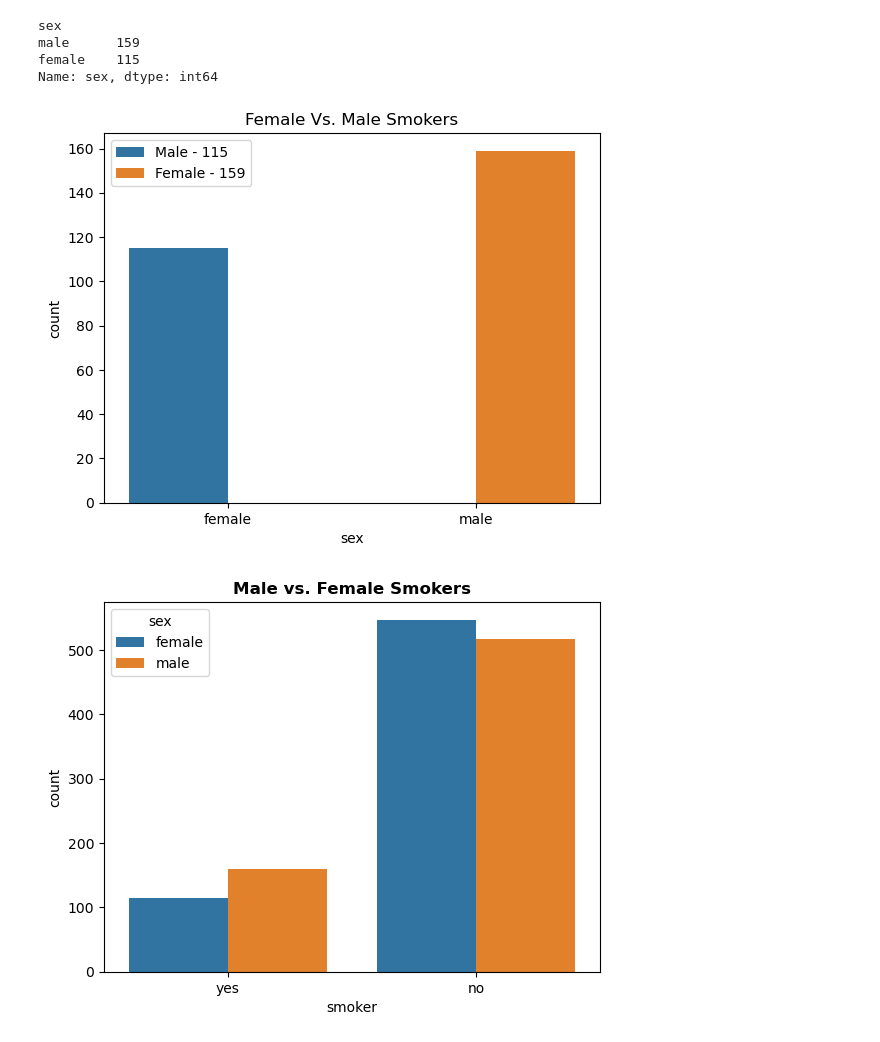
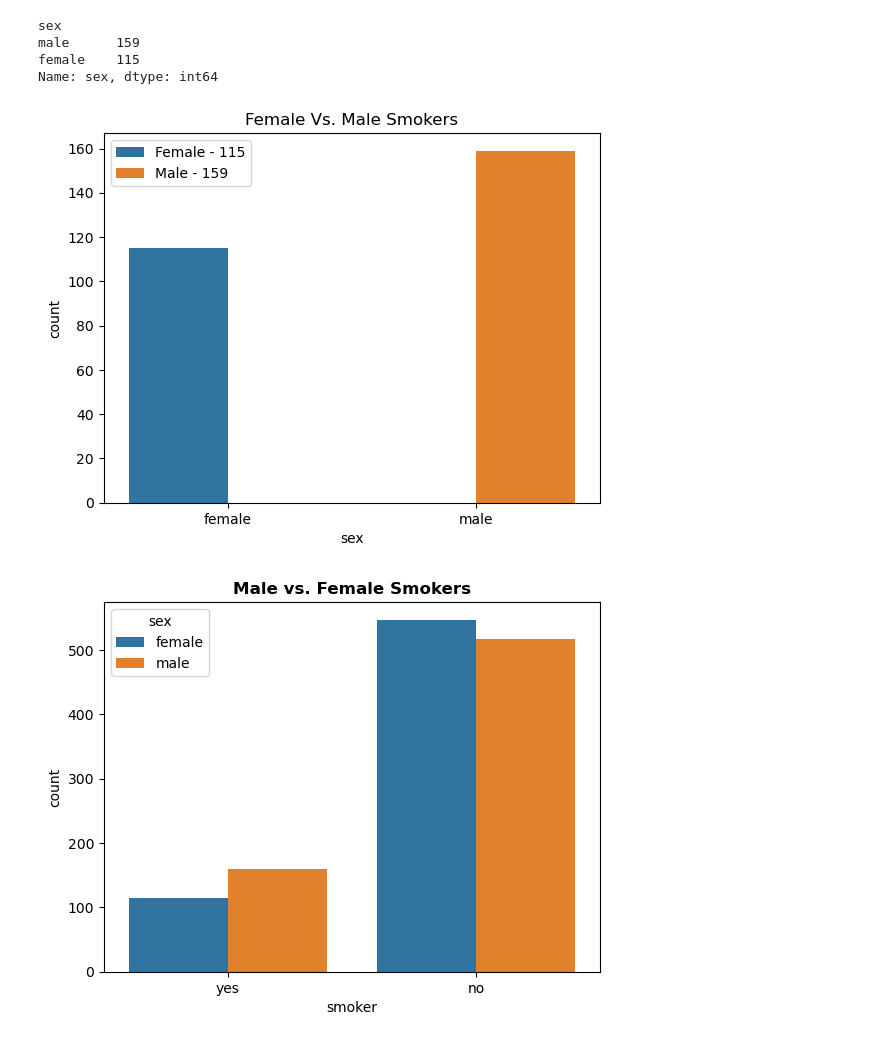
Before and after one commit to eckoecho/Hypothesis-Testing-with-Insurance-Data, a Jupyter notebook: Hypothesis Testing with Insurance Data.ipynb, the cells around one changed output. Drawn from its saved outputs; the diff is of its cells as text; code cells hidden in the pictures.

```diff
--- a/Hypothesis Testing with Insurance Data.ipynb
+++ b/Hypothesis Testing with Insurance Data.ipynb
@@ -226,10 +226,10 @@ Name: sex, dtype: int64
 # %%
 fig, ax = plt.subplots()
 sns.countplot(smoker_data, x="sex", hue="sex")
 ax.set_title("Female Vs. Male Smokers")
-ax.legend(labels=[f"Male - {gender_smoker_avg[1]}" , f"Female - {gender_smoker_avg[0]}"]);
+ax.legend(labels=[f"Female - {gender_smoker_avg[1]}", f"Male - {gender_smoker_avg[0]}" ]);
 # %% [output]
-[figure, old version]
+[figure, new version]
 # %%
 smoker_data = df[df['smoker'] == 'yes']
 
```
